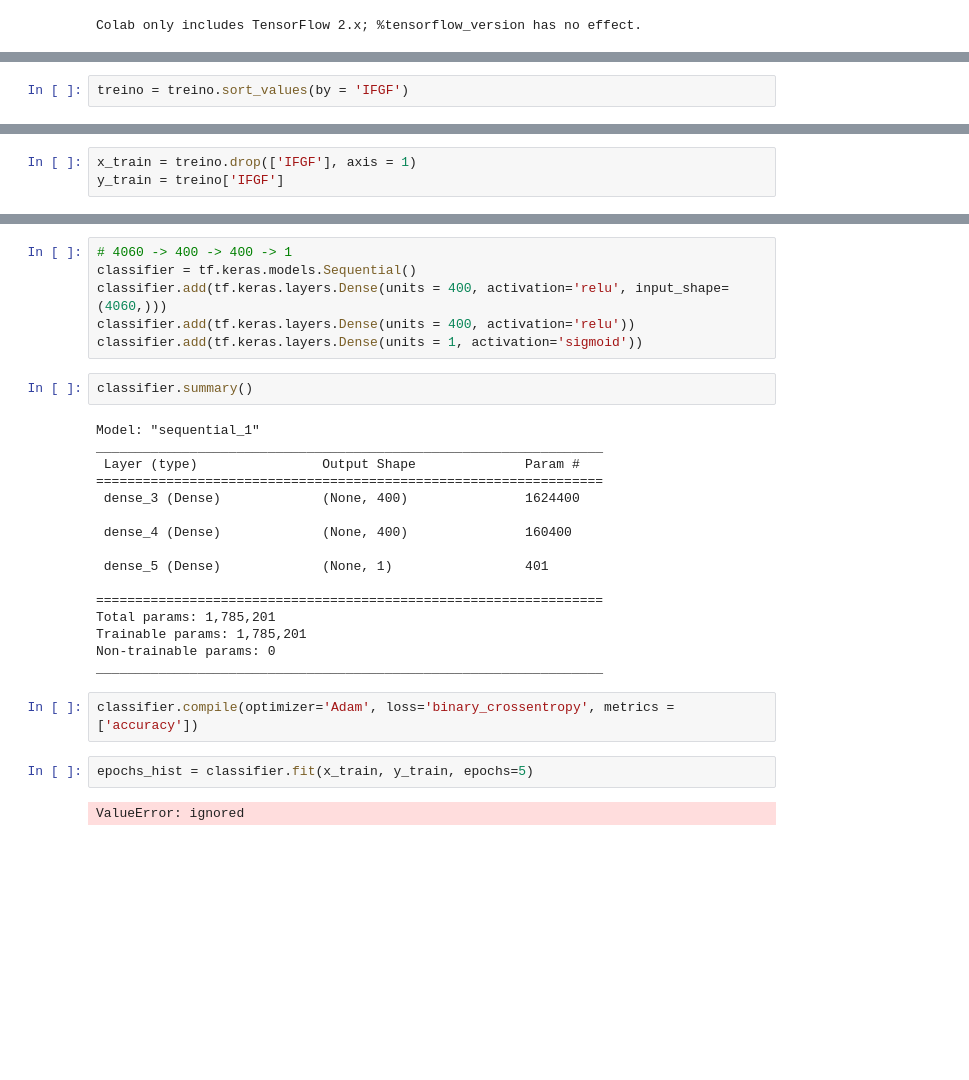
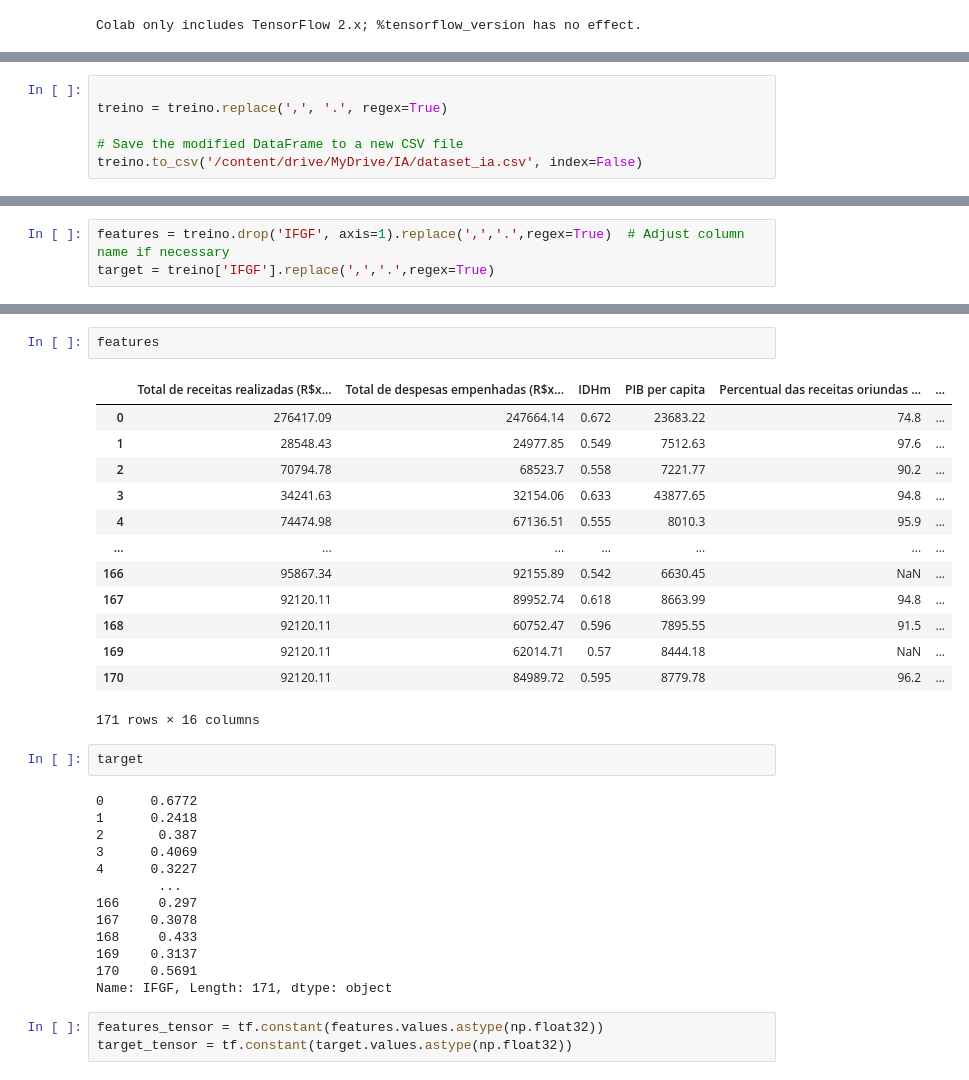
Before and after one commit to nervaljunior/JupyterHub, a Jupyter notebook: Untitled0.ipynb, the cells around one changed output, grey strips where cells are left out. Cells and saved outputs as stored; diff of their text form; blank space fills up the shorter version.

```diff
--- a/Untitled0.ipynb
+++ b/Untitled0.ipynb
@@ -131,2 +140,0 @@ treino
-# %%
-treino = treino.sort_values(by = 'IFGF')
@@ -157,0 +141,6 @@ plt.show()
+# %%
+
+treino = treino.replace(',', '.', regex=True)
+
+# Save the modified DataFrame to a new CSV file
+treino.to_csv('/content/drive/MyDrive/IA/dataset_ia.csv', index=False)
@@ -158,3 +161,3 @@ plt.show()
 # %%
-x_train = treino.drop(['IFGF'], axis = 1)
-y_train = treino['IFGF']
+features = treino.drop('IFGF', axis=1).replace(',','.',regex=True)  # Adjust column name if necessary
+target = treino['IFGF'].replace(',','.',regex=True)
@@ -176,30 +164,34 @@ Name: IFGF, Length: 171, dtype: object
-# %%
-# 4060 -> 400 -> 400 -> 1
-classifier = tf.keras.models.Sequential()
-classifier.add(tf.keras.layers.Dense(units = 400, activation='relu', input_shape=(4060,)))
-classifier.add(tf.keras.layers.Dense(units = 400, activation='relu'))
-classifier.add(tf.keras.layers.Dense(units = 1, activation='sigmoid'))
-# %%
-classifier.summary()
-# %% [output]
-Model: "sequential_1"
-_________________________________________________________________
- Layer (type)                Output Shape              Param #
-=================================================================
- dense_3 (Dense)             (None, 400)               1624400
-
- dense_4 (Dense)             (None, 400)               160400
-
- dense_5 (Dense)             (None, 1)                 401
-
-=================================================================
-Total params: 1,785,201
-Trainable params: 1,785,201
-Non-trainable params: 0
-_________________________________________________________________
-# %%
-classifier.compile(optimizer='Adam', loss='binary_crossentropy', metrics = ['accuracy'])
-# %%
-epochs_hist = classifier.fit(x_train, y_train, epochs=5)
-# %% [output]
-ValueError: ignored
+# %%
+features
+# %% [output]
+|  | Total de receitas realizadas (R$x... | Total de despesas empenhadas (R$x... | IDHm | PIB per capita | Percentual das receitas oriundas ... | ... |
+| 0 | 276417.09 | 247664.14 | 0.672 | 23683.22 | 74.8 | ... |
+| 1 | 28548.43 | 24977.85 | 0.549 | 7512.63 | 97.6 | ... |
+| 2 | 70794.78 | 68523.7 | 0.558 | 7221.77 | 90.2 | ... |
+| 3 | 34241.63 | 32154.06 | 0.633 | 43877.65 | 94.8 | ... |
+| 4 | 74474.98 | 67136.51 | 0.555 | 8010.3 | 95.9 | ... |
+| ... | ... | ... | ... | ... | ... | ... |
+| 166 | 95867.34 | 92155.89 | 0.542 | 6630.45 | NaN | ... |
+| 167 | 92120.11 | 89952.74 | 0.618 | 8663.99 | 94.8 | ... |
+| 168 | 92120.11 | 60752.47 | 0.596 | 7895.55 | 91.5 | ... |
+| 169 | 92120.11 | 62014.71 | 0.57 | 8444.18 | NaN | ... |
+| 170 | 92120.11 | 84989.72 | 0.595 | 8779.78 | 96.2 | ... |
+171 rows × 16 columns
+# %%
+target
+# %% [output]
+0      0.6772
+1      0.2418
+2       0.387
+3      0.4069
+4      0.3227
+        ...
+166     0.297
+167    0.3078
+168     0.433
+169    0.3137
+170    0.5691
+Name: IFGF, Length: 171, dtype: object
+# %%
+features_tensor = tf.constant(features.values.astype(np.float32))
+target_tensor = tf.constant(target.values.astype(np.float32))
```
Also changed, not shown: parts of 11 cells of this notebook.
